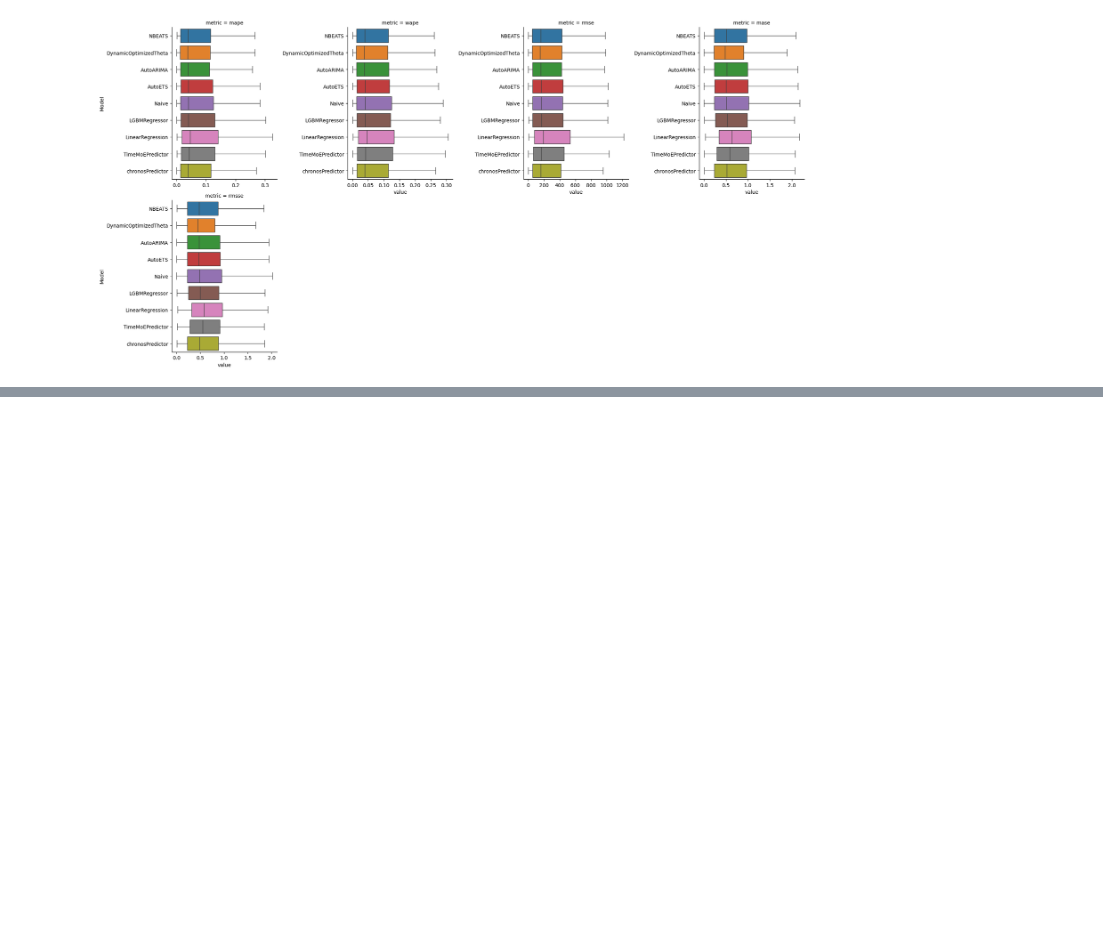
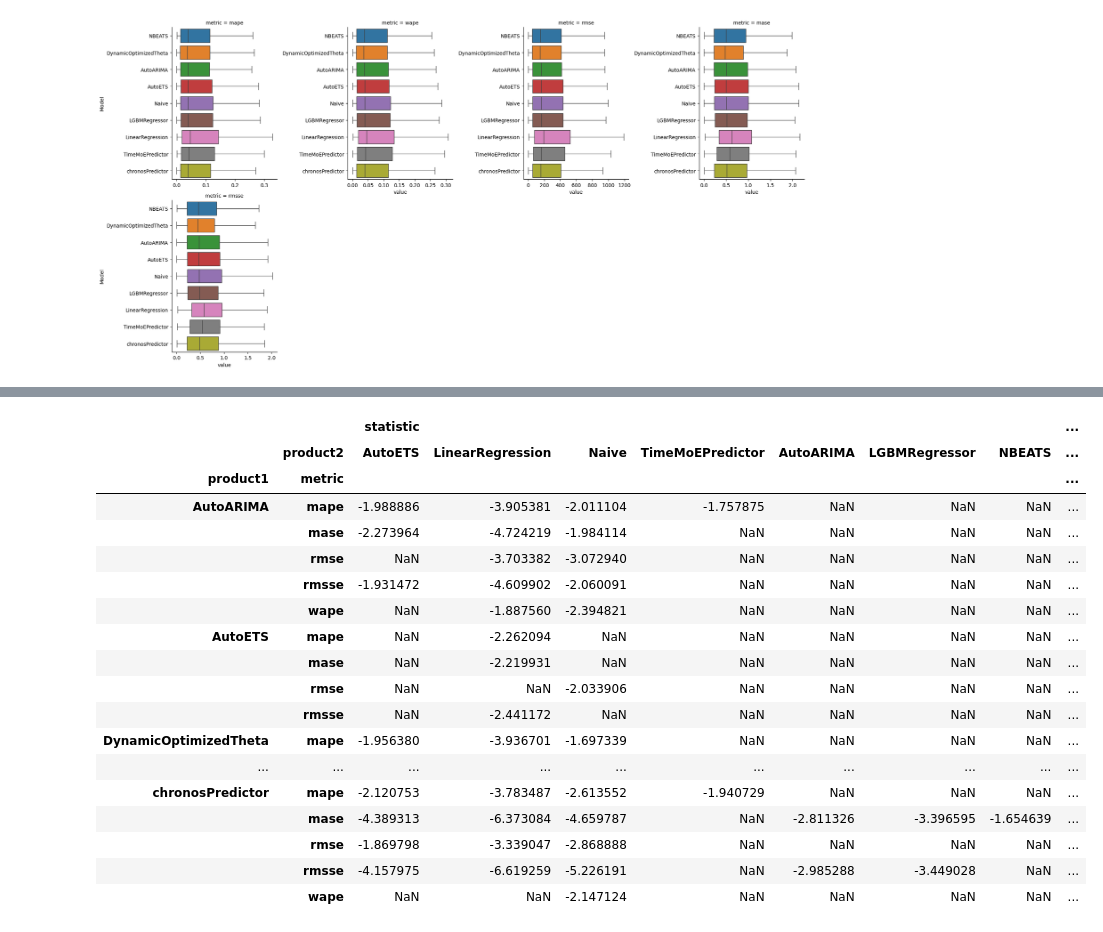
Before and after one commit to JLiekenbrock/m4_tests, a Jupyter notebook: nixtla_checks.ipynb, the cells around one changed output, grey strips where cells are left out. Cells and saved outputs as stored; diff of their text form; code cells hidden in the pictures; blank space fills up the shorter version.

Commit message:
add ttest

```diff
--- a/nixtla_checks.ipynb
+++ b/nixtla_checks.ipynb
@@ -364 +368,3 @@ wrmse   NBEATS                   633.091690
 Name: value, dtype: float64
+# %%
+df = metrics.unstack(level=1).reset_index().drop(columns=["unique_id"])
@@ -364,0 +387,13 @@ Name: value, dtype: float64
+# %%
+from itertools import product
+from scipy import stats
+import pandas as pd
+
+cols = df.columns.difference(['Model'])
+
+g = df.groupby('Model')[cols]
+
+out = pd.concat({(a, b): pd.DataFrame(stats.ttest_rel(g.get_group(a), g.get_group(b),alternative="less"),
+                                      columns=cols, index=['statistic', 'pvalue'])
+                 for a, b in product(df['Model'].unique(), repeat=2)
+                }, names=['product1', 'product2'])
@@ -364,0 +421,22 @@ Name: value, dtype: float64
+# %%
+out.stack().unstack(level=2).loc[lambda x : x.pvalue <0.05].drop(columns="pvalue").unstack(level=1)
+# %% [output]
+|  |  | statistic |  |  |  |  |  |  | ... |
+|  | product2 | AutoETS | LinearRegression | Naive | TimeMoEPredictor | AutoARIMA | LGBMRegressor | NBEATS | ... |
+| product1 | metric |  |  |  |  |  |  |  | ... |
+| AutoARIMA | mape | -1.988886 | -3.905381 | -2.011104 | -1.757875 | NaN | NaN | NaN | ... |
+|  | mase | -2.273964 | -4.724219 | -1.984114 | NaN | NaN | NaN | NaN | ... |
+|  | rmse | NaN | -3.703382 | -3.072940 | NaN | NaN | NaN | NaN | ... |
+|  | rmsse | -1.931472 | -4.609902 | -2.060091 | NaN | NaN | NaN | NaN | ... |
+|  | wape | NaN | -1.887560 | -2.394821 | NaN | NaN | NaN | NaN | ... |
+| AutoETS | mape | NaN | -2.262094 | NaN | NaN | NaN | NaN | NaN | ... |
+|  | mase | NaN | -2.219931 | NaN | NaN | NaN | NaN | NaN | ... |
+|  | rmse | NaN | NaN | -2.033906 | NaN | NaN | NaN | NaN | ... |
+|  | rmsse | NaN | -2.441172 | NaN | NaN | NaN | NaN | NaN | ... |
+| DynamicOptimizedTheta | mape | -1.956380 | -3.936701 | -1.697339 | NaN | NaN | NaN | NaN | ... |
+| ... | ... | ... | ... | ... | ... | ... | ... | ... | ... |
+| chronosPredictor | mape | -2.120753 | -3.783487 | -2.613552 | -1.940729 | NaN | NaN | NaN | ... |
+|  | mase | -4.389313 | -6.373084 | -4.659787 | NaN | -2.811326 | -3.396595 | -1.654639 | ... |
+|  | rmse | -1.869798 | -3.339047 | -2.868888 | NaN | NaN | NaN | NaN | ... |
+|  | rmsse | -4.157975 | -6.619259 | -5.226191 | NaN | -2.985288 | -3.449028 | NaN | ... |
+|  | wape | NaN | NaN | -2.147124 | NaN | NaN | NaN | NaN | ... |
```
Also changed, not shown: parts of 11 cells of this notebook.
